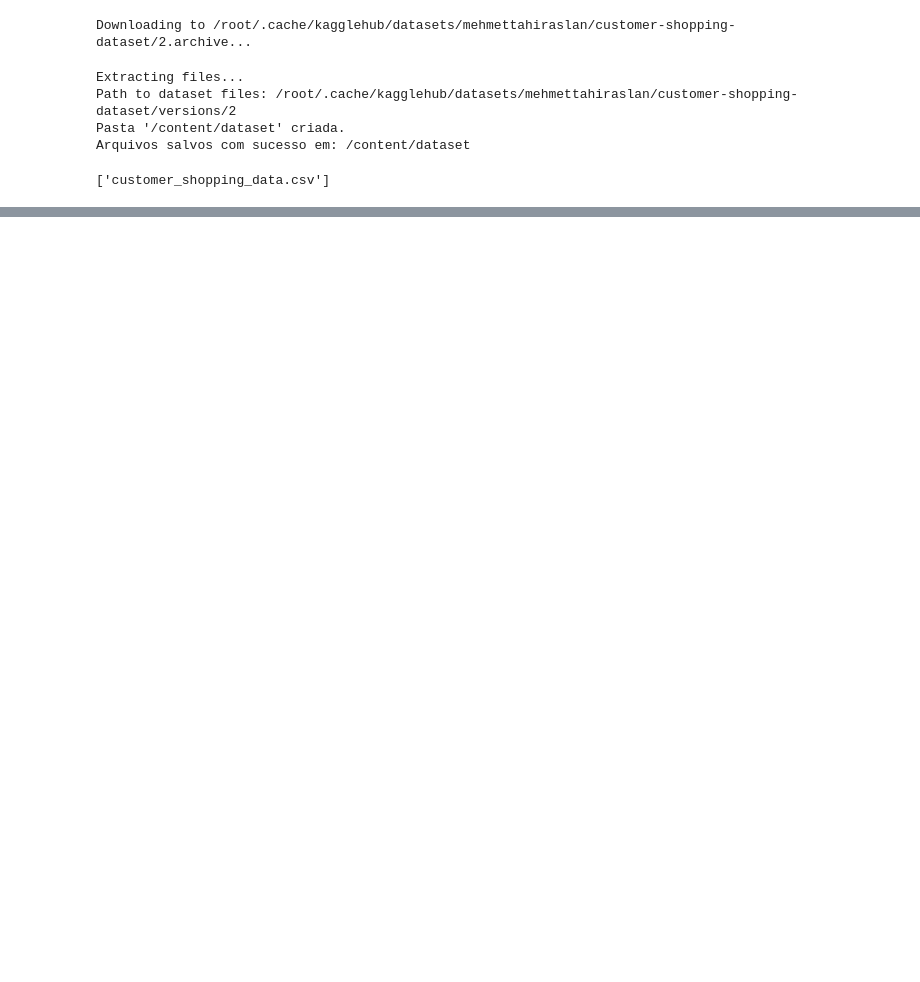
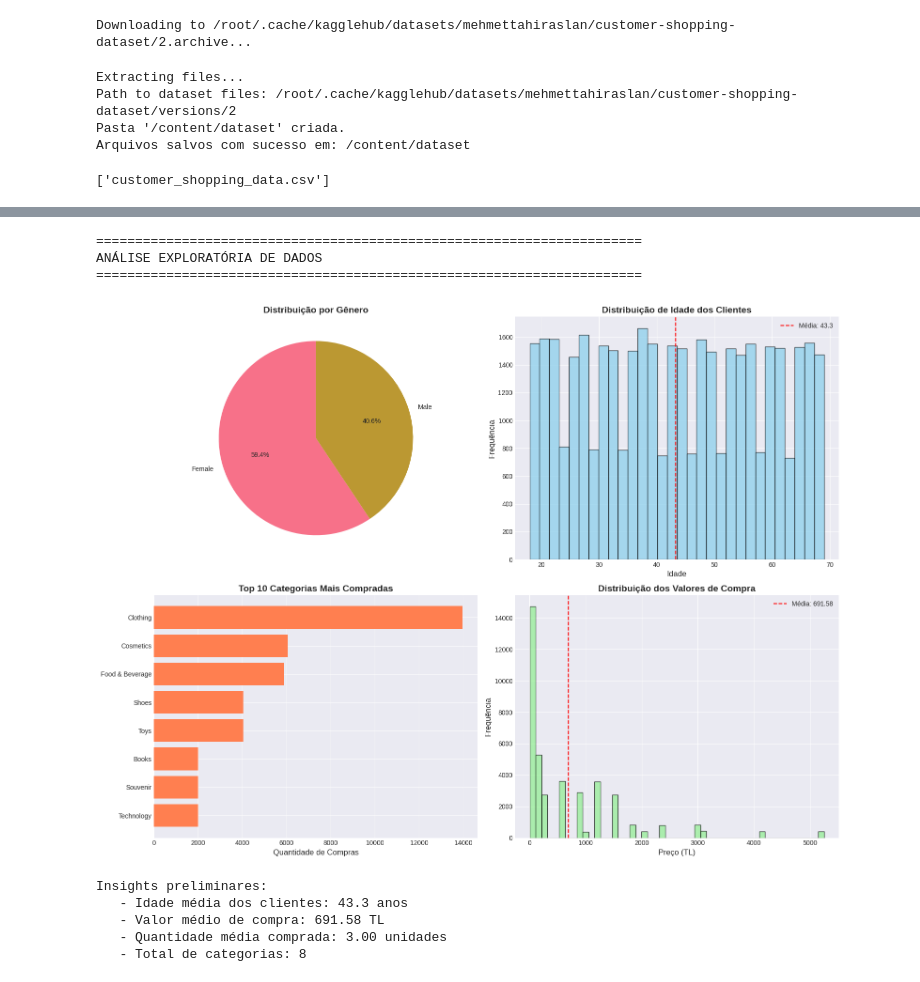
Before and after one commit to Eduardo-Bomfim/Insight-Hub, a Jupyter notebook: notebook/Insight_Hub.ipynb, the cells around one changed output, grey strips where cells are left out. Saved outputs shown, nothing was run; the diff lists cells and outputs as text; code cells hidden in the pictures; blank space fills up the shorter version.

```diff
--- a/notebook/Insight_Hub.ipynb
+++ b/notebook/Insight_Hub.ipynb
@@ -38,0 +129,8 @@ Arquivos salvos com sucesso em: /content/dataset
+# %%
+# Reduzindo o dataset para no máximo 40000 amostras aleatórias
+tamanho_limite = 40000
+if len(df) > tamanho_limite:
+    df = df.sample(n=tamanho_limite, random_state=42).reset_index(drop=True)
+
+print(f"Novo tamanho do dataset: {df.shape[0]} linhas")
+display(df.head())
@@ -38,0 +149,56 @@ Arquivos salvos com sucesso em: /content/dataset
+# %%
+# Célula 4 - Análise exploratória de dados (EDA)
+
+print("="*70)
+print("ANÁLISE EXPLORATÓRIA DE DADOS")
+print("="*70)
+
+# Criação de figura com múltiplos gráficos
+fig, axes = plt.subplots(2, 2, figsize=(16, 12))
+
+# Distribuição por gênero
+gender_counts = df['gender'].value_counts()
+axes[0, 0].pie(gender_counts, labels=gender_counts.index, autopct='%1.1f%%', startangle=90)
+axes[0, 0].set_title('Distribuição por Gênero', fontsize=14, fontweight='bold')
+
+# Distribuição por idade
+axes[0, 1].hist(df['age'], bins=30, color='skyblue', edgecolor='black', alpha=0.7)
+axes[0, 1].set_xlabel('Idade', fontsize=12)
+axes[0, 1].set_ylabel('Frequência', fontsize=12)
+axes[0, 1].set_title('Distribuição de Idade dos Clientes', fontsize=14, fontweight='bold')
+axes[0, 1].axvline(df['age'].mean(), color='red', linestyle='--', label=f'Média: {df["age"].mean():.1f}')
+axes[0, 1].legend()
+
+# Categorias mais compradas
+top_categories = df['category'].value_counts().head(10)
+axes[1, 0].barh(top_categories.index, top_categories.values, color='coral')
+axes[1, 0].set_xlabel('Quantidade de Compras', fontsize=12)
+axes[1, 0].set_title('Top 10 Categorias Mais Compradas', fontsize=14, fontweight='bold')
+axes[1, 0].invert_yaxis()
+
+# Distribuição do valor das compras
+axes[1, 1].hist(df['price'], bins=50, color='lightgreen', edgecolor='black', alpha=0.7)
+axes[1, 1].set_xlabel('Preço (TL)', fontsize=12)
+axes[1, 1].set_ylabel('Frequência', fontsize=12)
+axes[1, 1].set_title('Distribuição dos Valores de Compra', fontsize=14, fontweight='bold')
+axes[1, 1].axvline(df['price'].mean(), color='red', linestyle='--', label=f'Média: {df["price"].mean():.2f}')
+axes[1, 1].legend()
+
+plt.tight_layout()
+plt.show()
+
+print(f"\nInsights preliminares:")
+print(f"   - Idade média dos clientes: {df['age'].mean():.1f} anos")
+print(f"   - Valor médio de compra: {df['price'].mean():.2f} TL")
+print(f"   - Quantidade média comprada: {df['quantity'].mean():.2f} unidades")
+print(f"   - Total de categorias: {df['category'].nunique()}")
+# %% [output]
+======================================================================
+ANÁLISE EXPLORATÓRIA DE DADOS
+======================================================================
+[figure, added]
+Insights preliminares:
+   - Idade média dos clientes: 43.3 anos
+   - Valor médio de compra: 691.58 TL
+   - Quantidade média comprada: 3.00 unidades
+   - Total de categorias: 8
```
Also changed, not shown: parts of 34 cells of this notebook.
